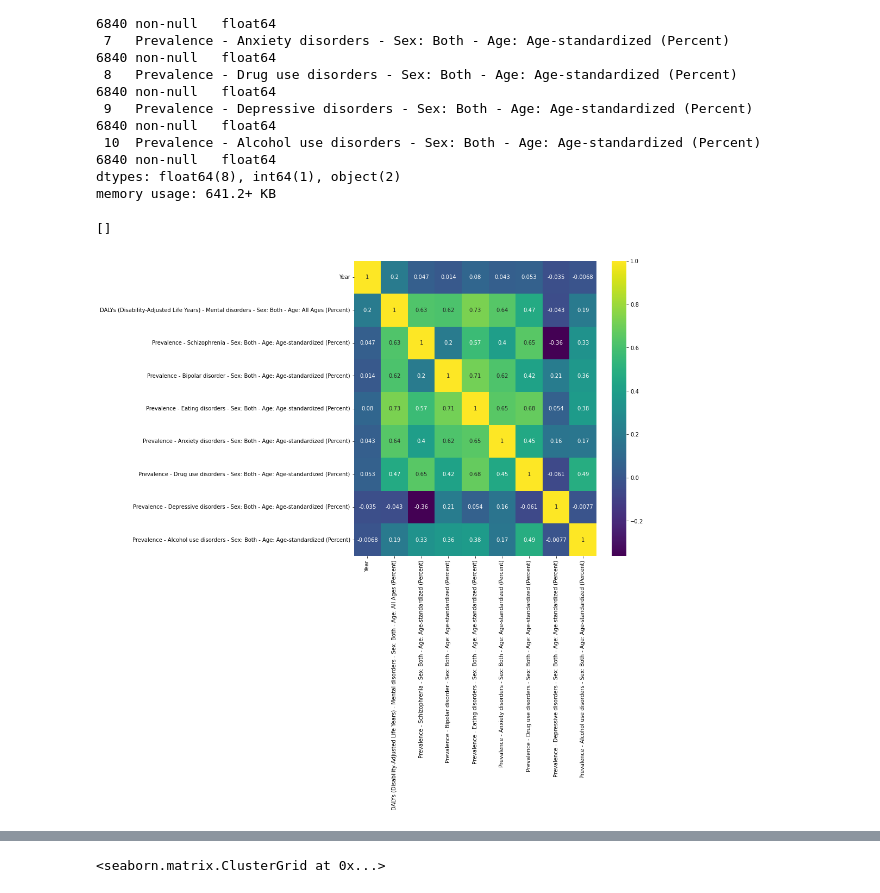
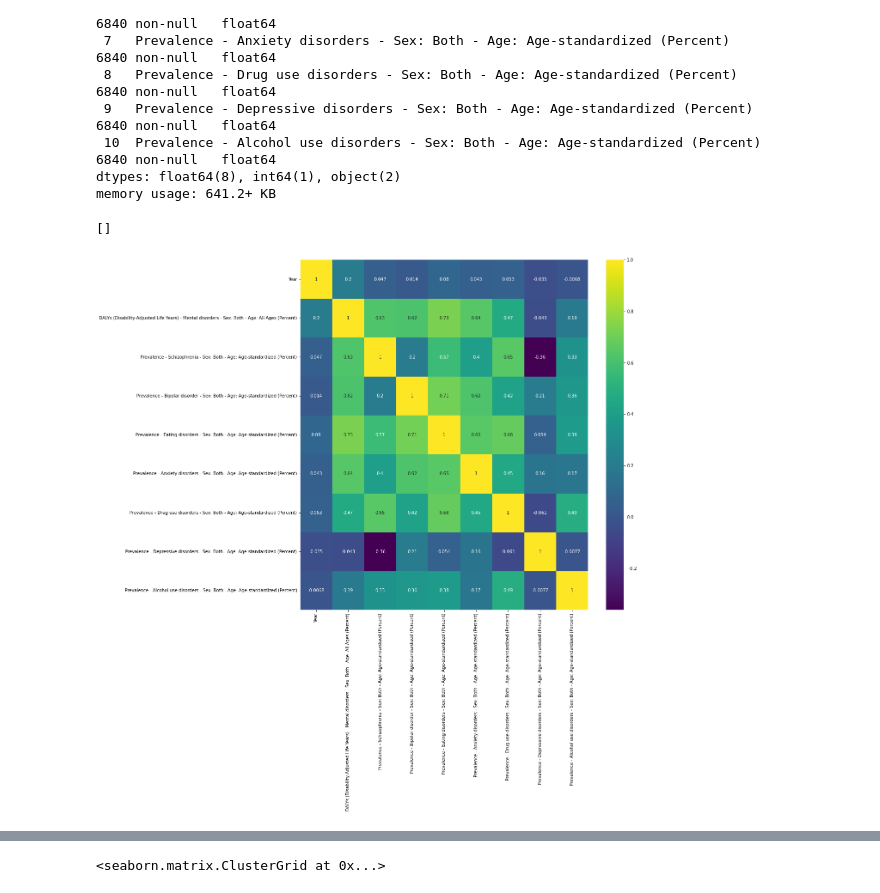
Before and after one commit to kiran1630/mentalfitness, a Jupyter notebook: mental fitness.ipynb, the cells around one changed output, grey strips where cells are left out. Cells and saved outputs as stored; diff of their text form; code cells hidden in the pictures.

```diff
--- a/mental fitness.ipynb
+++ b/mental fitness.ipynb
@@ -5,8 +5,8 @@ import pandas as pd
 import numpy as np
 import matplotlib.pyplot as plt
 # %%
-data1 = pd.read_csv(r"C:\Users\mohan\Desktop\mental-and-substance-use-as-share-of-disease.csv")
-data2 = pd.read_csv(r"C:\Users\mohan\Desktop\prevalence-by-mental-and-substance-use-disorder.csv")
+data1 = pd.read_csv("mental-and-substance-use-as-share-of-disease.csv")
+data2 = pd.read_csv("prevalence-by-mental-and-substance-use-disorder.csv")
 # %%
 data1.head(5)
 # %% [output]
@@ -104,9 +104,9 @@ dataset.isnull().sum()
 dataset.drop('Code',axis=1,inplace=True)
 # %%
 import seaborn as sns
-plt.figure(figsize=(10,10))
+plt.figure(figsize=(15,15))
 sns.heatmap(dataset.corr(),annot=True,cmap='viridis')#summer,Paired,tab10
 plt.plot()
 # %% [output]
 []
-[figure, old version]
+[figure, new version]
```
Also changed, not shown: parts of 13 cells of this notebook.
